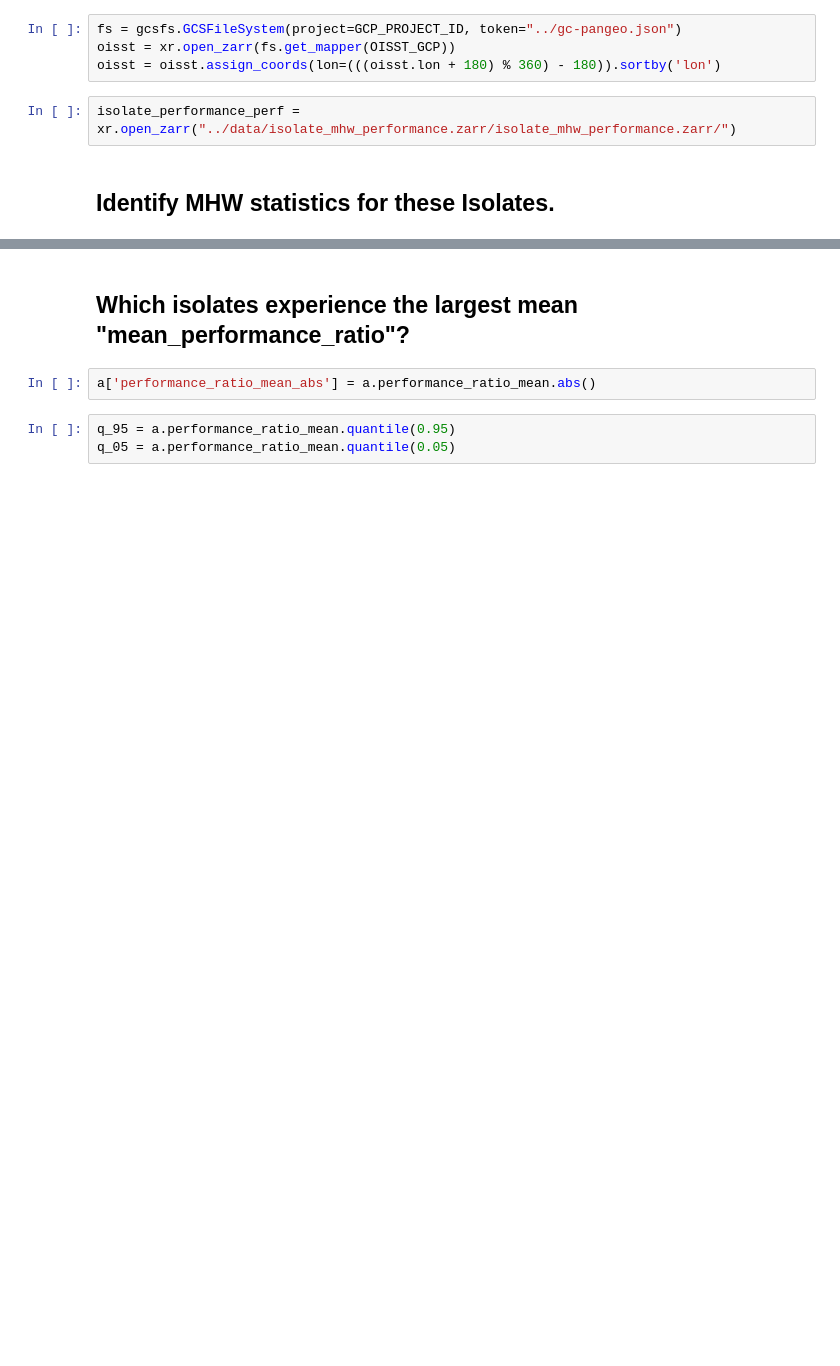
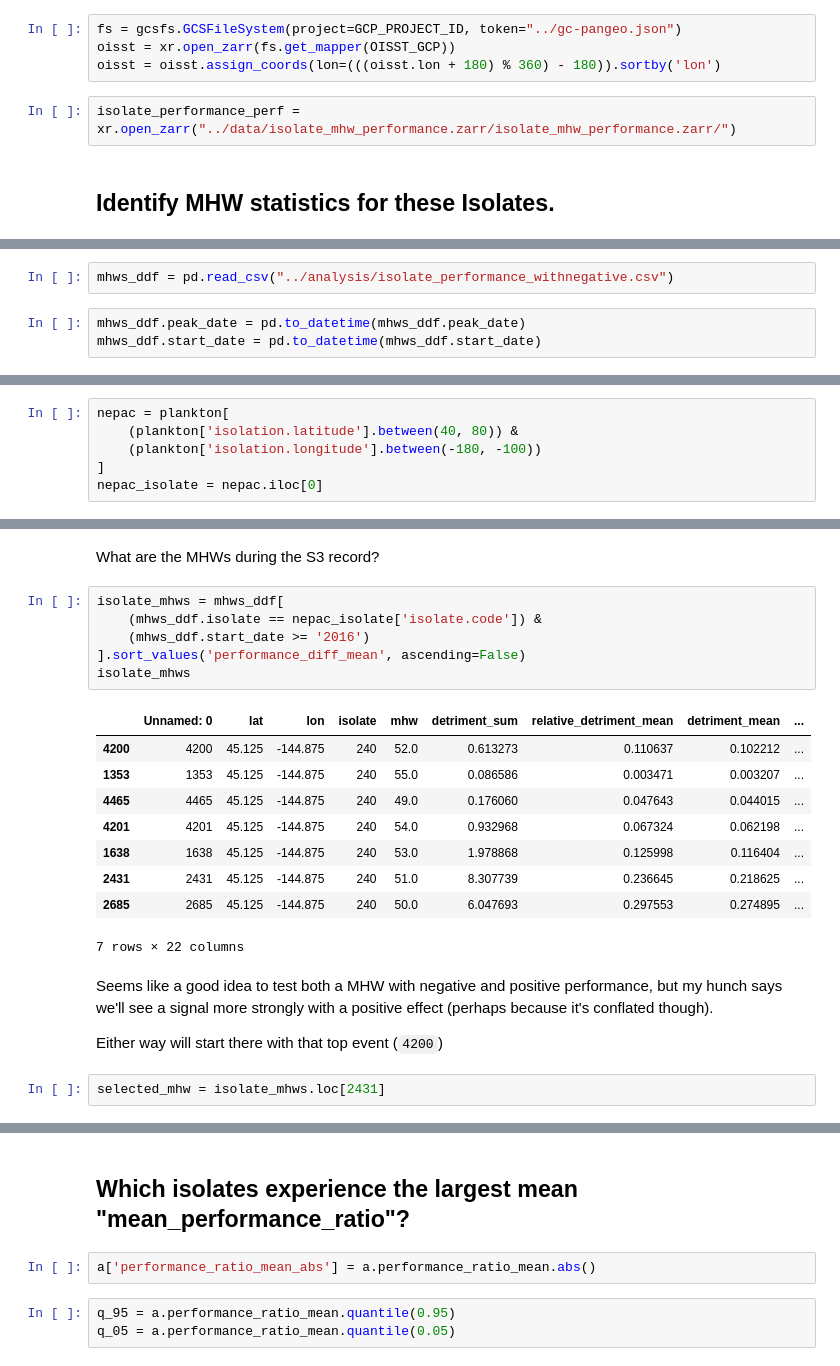
Before and after one commit to HuckleyLab/phyto-mhw, a Jupyter notebook: validation/s3-validation-candidates.ipynb, the cells around one changed output, grey strips where cells are left out. Saved outputs shown, nothing was run; the diff lists cells and outputs as text; blank space fills up the shorter version.

```diff
--- a/validation/s3-validation-candidates.ipynb
+++ b/validation/s3-validation-candidates.ipynb
@@ -105,3 +101,8 @@ mhws_ddf.performance_clim = mhws_ddf.performance_clim.mask(mhws_ddf.performance_
+# %%
+mhws_ddf = pd.read_csv("../analysis/isolate_performance_withnegative.csv")
+# %%
+mhws_ddf.peak_date = pd.to_datetime(mhws_ddf.peak_date)
+mhws_ddf.start_date = pd.to_datetime(mhws_ddf.start_date)
 # %%
 mhws_ddf
 # %% [output]
@@ -132,0 +124,6 @@ a['doy_bins'] = pd.cut(a['start_doy'], bins=4)
+# %%
+nepac = plankton[
+    (plankton['isolation.latitude'].between(40, 80)) &
+    (plankton['isolation.longitude'].between(-180, -100))
+]
+nepac_isolate = nepac.iloc[0]
@@ -132,0 +150,24 @@ a['doy_bins'] = pd.cut(a['start_doy'], bins=4)
+# %% [markdown]
+What are the MHWs during the S3 record?
+# %%
+isolate_mhws = mhws_ddf[
+    (mhws_ddf.isolate == nepac_isolate['isolate.code']) &
+    (mhws_ddf.start_date >= '2016')
+].sort_values('performance_diff_mean', ascending=False)
+isolate_mhws
+# %% [output]
+|  | Unnamed: 0 | lat | lon | isolate | mhw | detriment_sum | relative_detriment_mean | detriment_mean | ... |
+| 4200 | 4200 | 45.125 | -144.875 | 240 | 52.0 | 0.613273 | 0.110637 | 0.102212 | ... |
+| 1353 | 1353 | 45.125 | -144.875 | 240 | 55.0 | 0.086586 | 0.003471 | 0.003207 | ... |
+| 4465 | 4465 | 45.125 | -144.875 | 240 | 49.0 | 0.176060 | 0.047643 | 0.044015 | ... |
+| 4201 | 4201 | 45.125 | -144.875 | 240 | 54.0 | 0.932968 | 0.067324 | 0.062198 | ... |
+| 1638 | 1638 | 45.125 | -144.875 | 240 | 53.0 | 1.978868 | 0.125998 | 0.116404 | ... |
+| 2431 | 2431 | 45.125 | -144.875 | 240 | 51.0 | 8.307739 | 0.236645 | 0.218625 | ... |
+| 2685 | 2685 | 45.125 | -144.875 | 240 | 50.0 | 6.047693 | 0.297553 | 0.274895 | ... |
+7 rows × 22 columns
+# %% [markdown]
+Seems like a good idea to test both a MHW with negative and positive performance, but my hunch says we'll see a signal more strongly with a positive effect (perhaps because it's conflated though).
+
+Either way will start there with that top event (`4200`)
+# %%
+selected_mhw = isolate_mhws.loc[2431]
```
Also changed, not shown: parts of 67 cells of this notebook, 1 other file.
